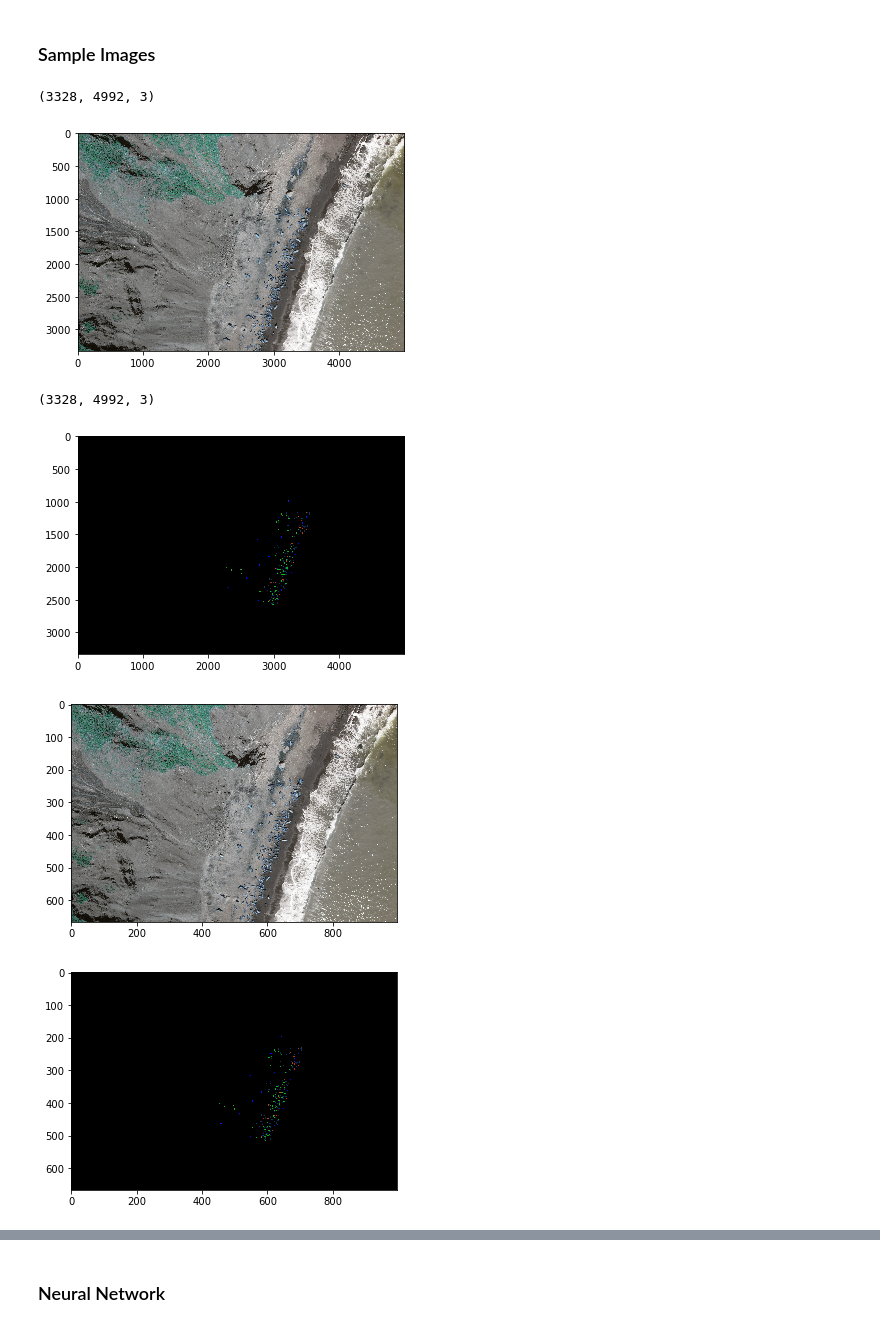
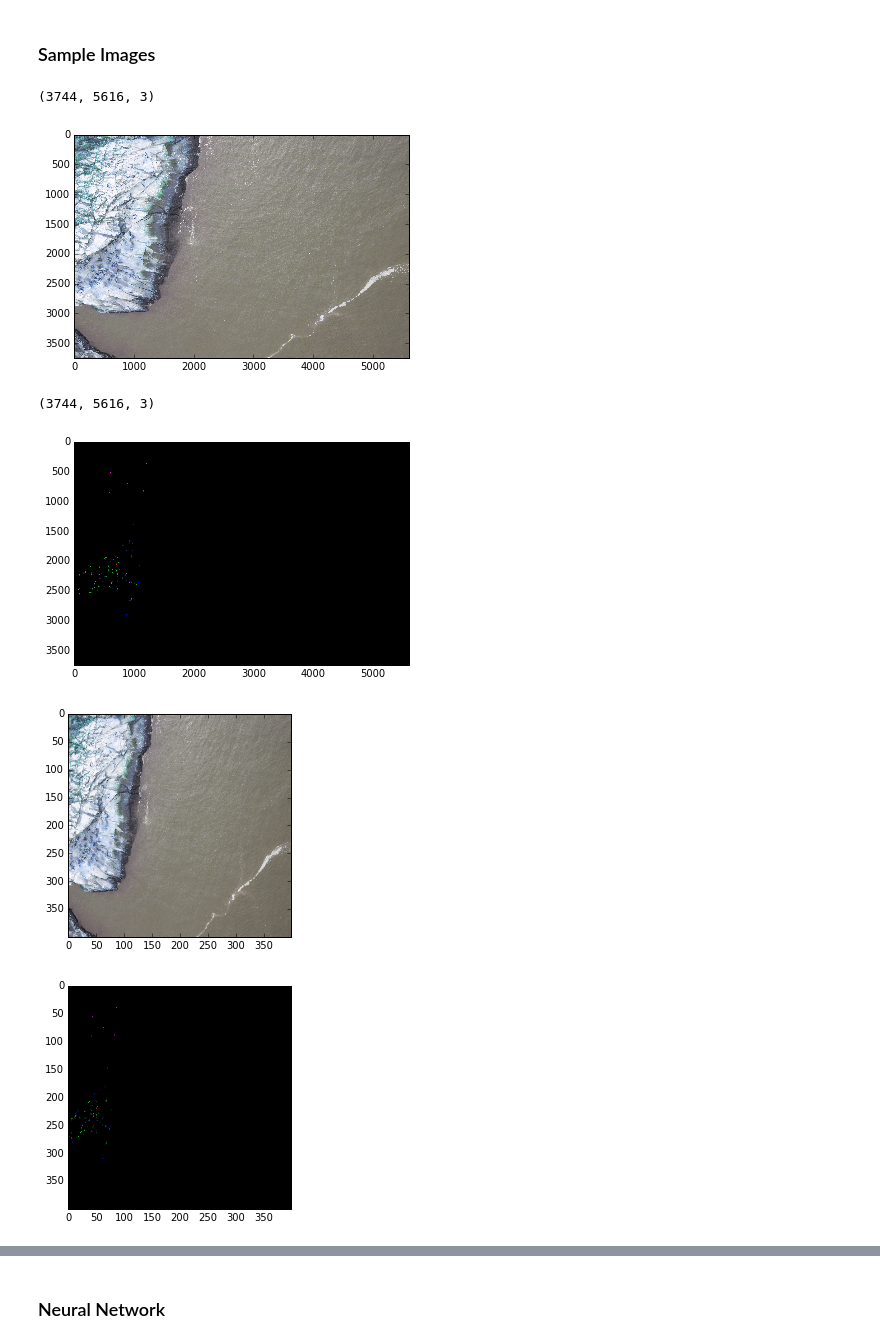
Before and after one commit to nandakishorkoka/noaa-sealions, a Jupyter notebook: noaa-sealions-2.ipynb, the cells around one changed output, grey strips where cells are left out. Saved outputs shown, nothing was run; the diff lists cells and outputs as text; code cells hidden in the pictures.

```diff
--- a/noaa-sealions-2.ipynb
+++ b/noaa-sealions-2.ipynb
@@ -19,0 +16,5 @@ file_names = os.listdir(train_path)
+# %%
+data_path = "/home/ubuntu/pynb/noaa-sealions/data/"
+train_path = "/home/ubuntu/pynb/noaa-sealions/data/Train/"
+train_dotted_path = "/home/ubuntu/pynb/noaa-sealions/data/TrainDotted/"
+train_blob_path = "/home/ubuntu/pynb/noaa-sealions/data/TrainBlob/"
@@ -47,16 +49,16 @@ print (img.shape)
 plt.imshow(img)
 plt.show()
 # %% [output]
-(3328, 4992, 3)
+(3744, 5616, 3)
-[figure, old version]
+[figure, new version]
 # %%
 img = cv2.imread(train_blob_path + file_names[0])
 print (img.shape)
 plt.imshow(img)
 plt.show()
 # %% [output]
-(3328, 4992, 3)
+(3744, 5616, 3)
-[figure, old version]
+[figure, new version]
 # %%
 # 3328, 4992, 3
 def normalize(x):
@@ -67,23 +69,26 @@ def resize_1(img, size):
 
 def resize_2(img, fx, fy):
     return cv2.resize(img, None, fx=fx, fy=fy)
+# %%
+img_rows = 400
+img_cols = 400
 # %%
 file_name = file_names[0]
 img_1 = cv2.imread(train_path + file_name)
 img_2 = cv2.imread(train_blob_path + file_name)
 
 img_1 = normalize(img_1)
-img_1 = resize_2(img_1, 0.2, 0.2)
+img_1 = resize_1(img_1, (img_cols,img_rows))
 plt.imshow(img_1)
 plt.show()
 
 img_2 = normalize(img_2)
-img_2 = resize_2(img_2, 0.2, 0.2)
+img_2 = resize_1(img_2, (img_cols,img_rows))
 plt.imshow(img_2)
 plt.show()
 # %% [output]
-[figure, old version]
+[figure, new version]
-[figure, old version]
+[figure, new version]
 # %%
 # def preprocess_and_save(train_path, train_blob_path):
 def preprocess(train_path, train_blob_path):
```
Also changed, not shown: parts of 27 cells of this notebook, 3 other files.
